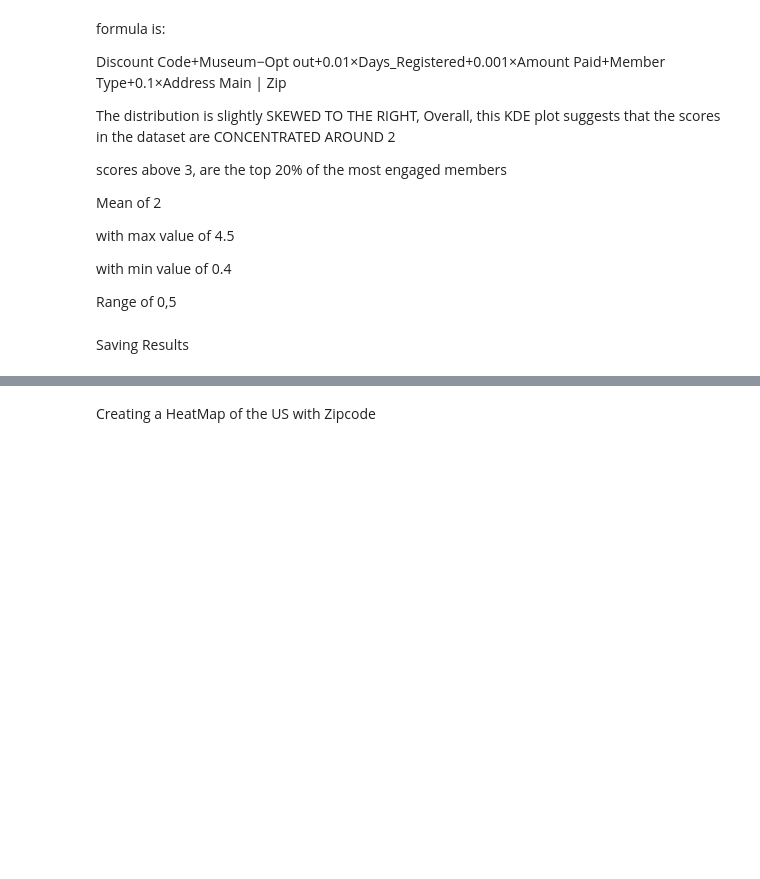
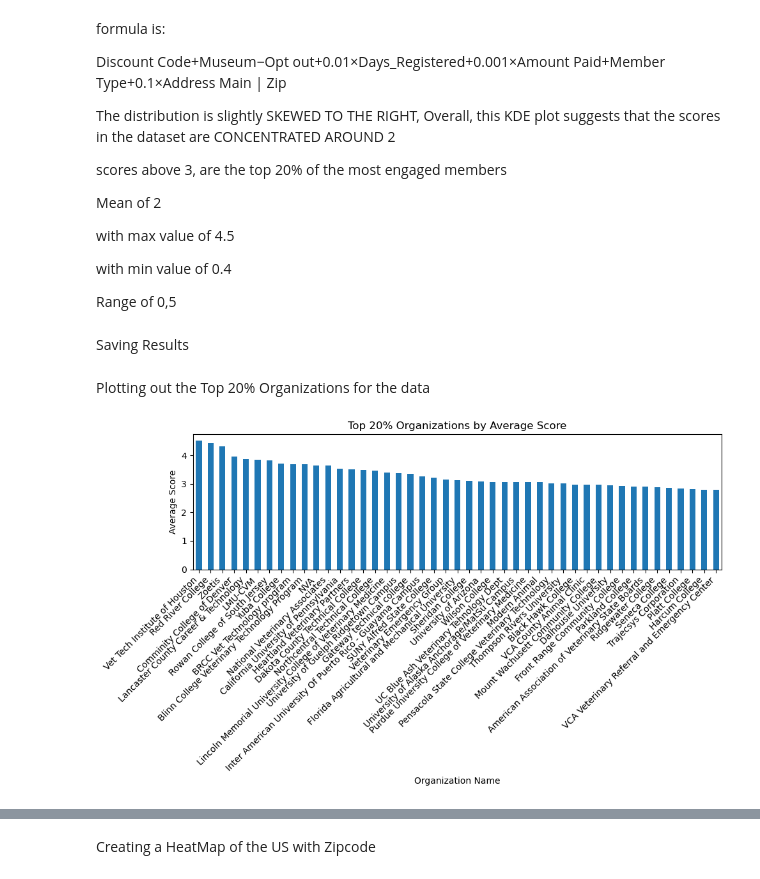
Before and after one commit to ParagGupta103/TVD_Associates, a Jupyter notebook: Formulater.ipynb, the cells around one changed output, grey strips where cells are left out. Cells and saved outputs as stored; diff of their text form; code cells hidden in the pictures; blank space fills up the shorter version.

```diff
--- a/Formulater.ipynb
+++ b/Formulater.ipynb
@@ -201,3 +198,30 @@ Saving Results
 # %%
 new_file_path = '/Users/paraggupta/Desktop/projects/TVD_Associates/Data/Final_Dataset_Full.xlsx'
 data.to_excel(new_file_path, index=False)
+# %% [markdown]
+</h1>Plotting out the Top 20% Organizations for the data</h1>
+# %%
+data = pd.read_excel('/Users/paraggupta/Desktop/projects/TVD_Associates/Data/Final_Dataset_Full.xlsx')
+# Calculate the average score for each organization
+organization_scores = data.groupby('Organization')['score'].mean()
+
+# Sort organizations by their average scores
+organization_scores = organization_scores.sort_values(ascending=False)
+
+# Calculate the threshold for the top 20% organizations
+threshold = int(len(organization_scores) * 0.2)
+
+# Filter out the top 20% organizations
+top_organizations = organization_scores.head(threshold)
+
+# Plotting
+plt.figure(figsize=(10, 6))
+top_organizations.plot(kind='bar')
+plt.title('Top 20% Organizations by Average Score')
+plt.xlabel('Organization Name')
+plt.ylabel('Average Score')
+plt.xticks(rotation=45, ha='right')
+plt.tight_layout()
+plt.show()
+# %% [output]
+[figure, added]
```
Also changed, not shown: parts of 8 cells of this notebook, 4 other files.
